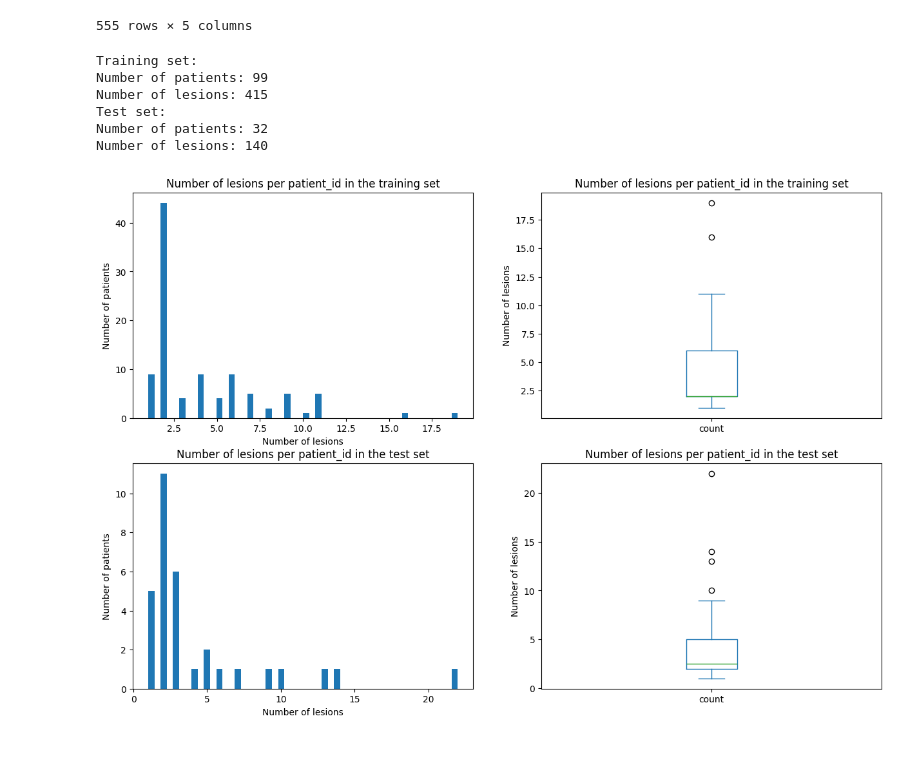
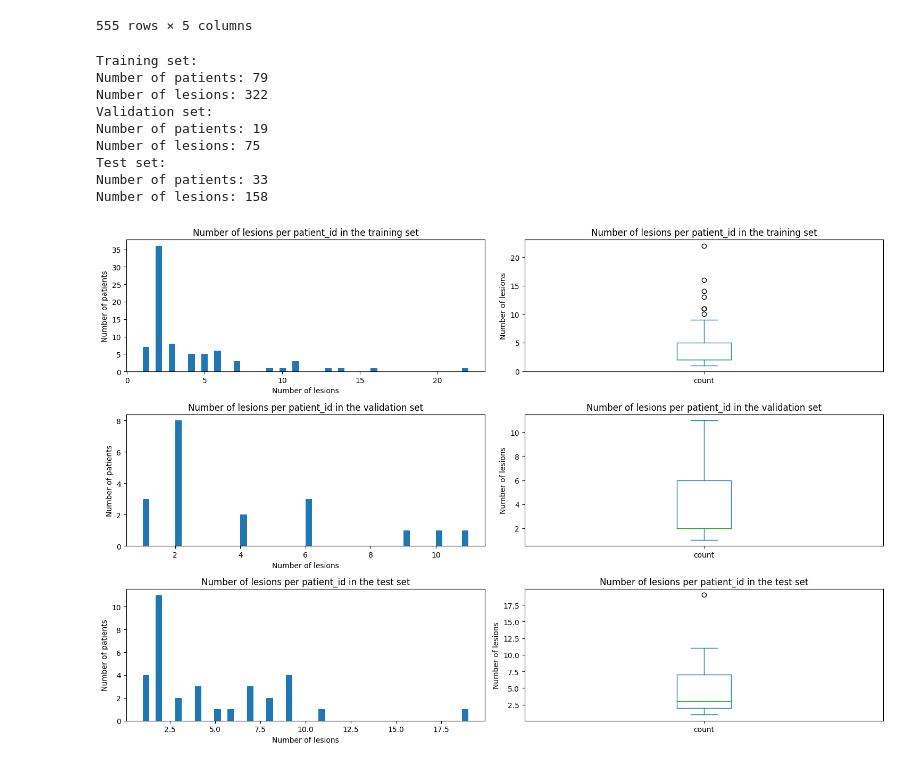
Before and after one commit to Likalto4/CEM-Detect, a Jupyter notebook: detection/preprocessing/split_analysis.ipynb, the cells around one changed output. Saved outputs shown, nothing was run; the diff lists cells and outputs as text; code cells hidden in the pictures.

Commit message:
created new train/val/test split

```diff
--- a/detection/preprocessing/split_analysis.ipynb
+++ b/detection/preprocessing/split_analysis.ipynb
@@ -60,50 +60,79 @@ bbox_dataframe
 | 553 | 325 | P325_R_CM_MLO | 0 | (535, 916, 97, 103) | 4 |
 | 554 | 325 | P325_R_CM_MLO | 1 | (422, 1224, 104, 126) | 4 |
 555 rows × 5 columns
+# %%
+# saving paths
+save_meta_dir = repo_path / 'data/CDD-CESM/metadata/bboxes/split_1'
+save_meta_dir.mkdir(parents=True, exist_ok=True)
+
+# perform startified group k-fold split, the group is the patient_id and the stratification is the number of lesions per patient_id, we want 75% of the data to be in the training set
+sgkf = StratifiedGroupKFold(n_splits=4, shuffle=True, random_state=42)
+for train_index, test_index in sgkf.split(bbox_dataframe, bbox_dataframe['lesions_per_patient'], groups=bbox_dataframe['patient_id']):
+    c_train_set = bbox_dataframe.iloc[train_index].reset_index(drop=True, inplace=False)
+    test_set = bbox_dataframe.iloc[test_index].reset_index(drop=True, inplace=False)
+    # split train also into train and validation, 80% train, 20% validation
+    train_val = StratifiedGroupKFold(n_splits=5, shuffle=True, random_state=42)
+    for new_train_index, val_index in train_val.split(c_train_set, c_train_set['lesions_per_patient'], groups=c_train_set['patient_id']):
+        train_set = c_train_set.iloc[new_train_index]
+        val_set = c_train_set.iloc[val_index]
+        # check if the validation set has at least 10% of the total number of patients
+        if val_set['patient_id'].nunique() > 0.1 * bbox_dataframe['patient_id'].nunique():
+            break
 # %%
-# perform startified group k-fold split, the group is the patient_id and the stratification is the number of lesions per patient_id, we want 75% of the data to be in the training set
-sgkf = StratifiedGroupKFold(n_splits=4, shuffle=True, random_state=42)
-for train_index, test_index in sgkf.split(bbox_dataframe, bbox_dataframe['lesions_per_patient'], groups=bbox_dataframe['patient_id']):
-    train_set = bbox_dataframe.iloc[train_index]
-    test_set = bbox_dataframe.iloc[test_index]
-    break
-
-
-# show statistics of the training and test set
+# show statistics of the training, val and test sets
 print('Training set:')
 print('Number of patients:', train_set['patient_id'].nunique())
 print('Number of lesions:', train_set.shape[0])
+print('Validation set:')
+print('Number of patients:', val_set['patient_id'].nunique())
+print('Number of lesions:', val_set.shape[0])
 print('Test set:')
 print('Number of patients:', test_set['patient_id'].nunique())
 print('Number of lesions:', test_set.shape[0])
 # plot the number of lesions per patient_id, in form of histogram and boxplot, both for the training and test set together
-fig, axs = plt.subplots(2, 2, figsize=(15, 10))
+fig, axs = plt.subplots(3, 2, figsize=(15, 10))
+# train
 train_set['patient_id'].value_counts().plot(kind='hist', bins=50, ax=axs[0, 0])
 axs[0, 0].set_title('Number of lesions per patient_id in the training set')
 axs[0, 0].set_xlabel('Number of lesions')
 axs[0, 0].set_ylabel('Number of patients')
 train_set['patient_id'].value_counts().plot(kind='box', ax=axs[0, 1])
 axs[0, 1].set_title('Number of lesions per patient_id in the training set')
 axs[0, 1].set_ylabel('Number of lesions')
-test_set['patient_id'].value_counts().plot(kind='hist', bins=50, ax=axs[1, 0])
-axs[1, 0].set_title('Number of lesions per patient_id in the test set')
+# val
+val_set['patient_id'].value_counts().plot(kind='hist', bins=50, ax=axs[1, 0])
+axs[1, 0].set_title('Number of lesions per patient_id in the validation set')
 axs[1, 0].set_xlabel('Number of lesions')
 axs[1, 0].set_ylabel('Number of patients')
-test_set['patient_id'].value_counts().plot(kind='box', ax=axs[1, 1])
-axs[1, 1].set_title('Number of lesions per patient_id in the test set')
+val_set['patient_id'].value_counts().plot(kind='box', ax=axs[1, 1])
+axs[1, 1].set_title('Number of lesions per patient_id in the validation set')
 axs[1, 1].set_ylabel('Number of lesions')
+# test
+test_set['patient_id'].value_counts().plot(kind='hist', bins=50, ax=axs[2, 0])
+axs[2, 0].set_title('Number of lesions per patient_id in the test set')
+axs[2, 0].set_xlabel('Number of lesions')
+axs[2, 0].set_ylabel('Number of patients')
+test_set['patient_id'].value_counts().plot(kind='box', ax=axs[2, 1])
+axs[2, 1].set_title('Number of lesions per patient_id in the test set')
+axs[2, 1].set_ylabel('Number of lesions')
+fig.tight_layout()
 plt.show()
 
 # save the training and test set to csv files
-train_set_path = repo_path / 'data/CDD-CESM/metadata/bboxes/split_1' / 'train_set.csv'
-test_set_path = repo_path / 'data/CDD-CESM/metadata/bboxes/split_1' / 'test_set.csv'
+train_set_path = save_meta_dir / 'train_set.csv'
+val_set_path = save_meta_dir / 'val_set.csv'
+test_set_path = save_meta_dir / 'test_set.csv'
 train_set.to_csv(train_set_path, index=False)
+val_set.to_csv(val_set_path, index=False)
 test_set.to_csv(test_set_path, index=False)
 # %% [output]
 Training set:
-Number of patients: 99
-Number of lesions: 415
+Number of patients: 79
+Number of lesions: 322
+Validation set:
+Number of patients: 19
+Number of lesions: 75
 Test set:
-Number of patients: 32
-Number of lesions: 140
+Number of patients: 33
+Number of lesions: 158
-[figure, old version]
+[figure, new version]
```
